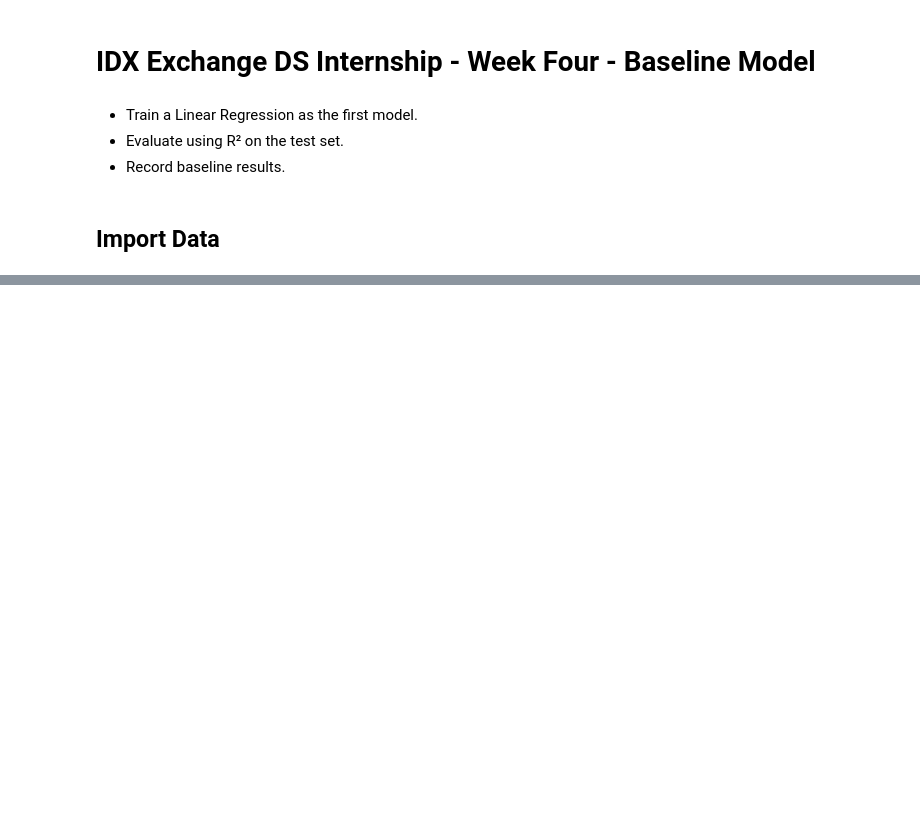
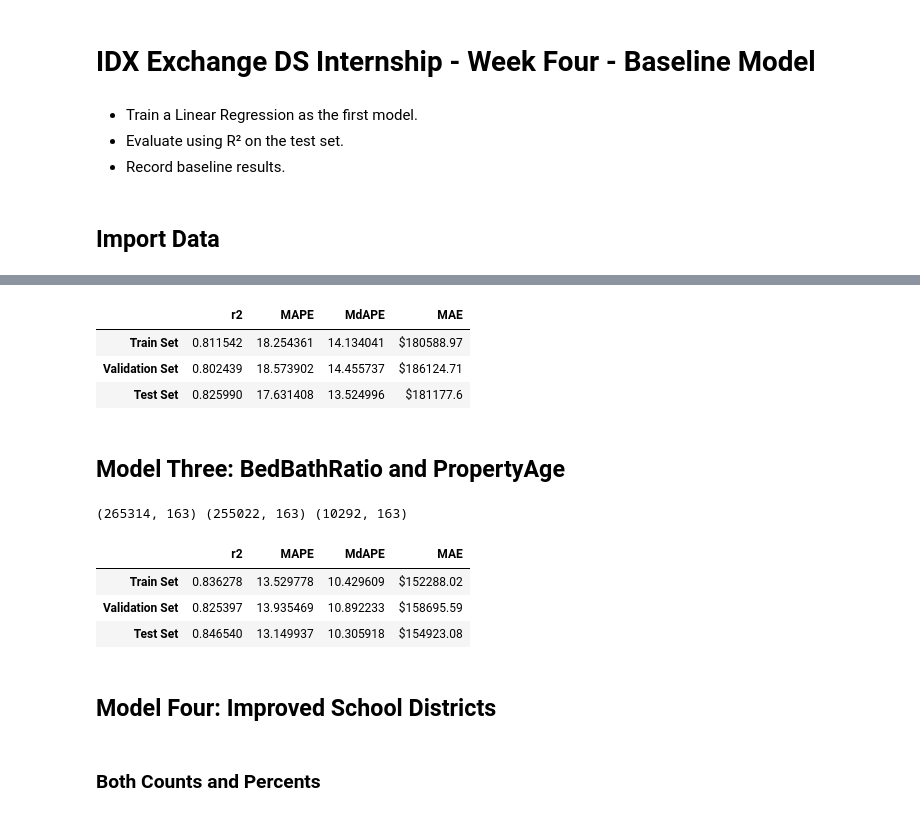
Before and after one commit to Smorgasbordy/IDX-Exchange-Data-Science, a Jupyter notebook: 03_baseline_model.ipynb, the cells around one changed output, grey strips where cells are left out. Cells and saved outputs as stored; diff of their text form; code cells hidden in the pictures; blank space fills up the shorter version.

```diff
--- a/03_baseline_model.ipynb
+++ b/03_baseline_model.ipynb
@@ -421,0 +235,5 @@ Again, there is no notable change once standardization is applied.
+# %%
+new_train_val = train_and_val.join(x_train_and_val_encoded_df, rsuffix="_no_log_enc")
+
+new_training = new_train_val[~(new_train_val["PropertyMonth"] == "2026-03-01")]
+new_validation = new_train_val[new_train_val["PropertyMonth"] == "2026-03-01"]
@@ -421,0 +270,47 @@ Again, there is no notable change once standardization is applied.
+# %%
+x_train = new_training[common_cols].drop(columns = ["PropertyMonth", "ClosePriceLog"])
+y_train = new_training["ClosePrice"]
+
+x_val = new_validation[["ViewYN", "PoolPrivateYN", "AttachedGarageYN", "FireplaceYN", "NewConstructionYN",
+            "Longitude", "Latitude",
+            "LivingAreaLog", "AssociationFeeLog", "LotSizeSquareFeetLog" ,
+            "ParkingTotal", "GarageSpaces", "BathroomsTotalInteger", "BedroomsTotal", "MainLevelBedrooms", "Stories",
+            "Bamboo", "Brick", "Carpet", "Concrete", "Laminate", "SeeRemarks", "Stone", "Tile", "Unknown", "Vinyl", "Wood",
+            "StateOrProvince_AZ", "StateOrProvince_CA",
+            "ListOfficeName_no_log_enc", "CountyOrParish_no_log_enc", "HighSchoolDistrict_no_log_enc",
+            "City_no_log_enc", "PostalCode_no_log_enc", "YearBuilt_no_log_enc"]]
+y_val = new_validation["ClosePrice"]
+
+x_test = testing.join(x_test_encoded_df, rsuffix="_no_log_enc")
+x_test = x_test[["ViewYN", "PoolPrivateYN", "AttachedGarageYN", "FireplaceYN", "NewConstructionYN",
+            "Longitude", "Latitude",
+            "LivingAreaLog", "AssociationFeeLog", "LotSizeSquareFeetLog" ,
+            "ParkingTotal", "GarageSpaces", "BathroomsTotalInteger", "BedroomsTotal", "MainLevelBedrooms", "Stories",
+            "Bamboo", "Brick", "Carpet", "Concrete", "Laminate", "SeeRemarks", "Stone", "Tile", "Unknown", "Vinyl", "Wood",
+            "StateOrProvince_AZ", "StateOrProvince_CA",
+             "ListOfficeName_no_log_enc", "CountyOrParish_no_log_enc", "HighSchoolDistrict_no_log_enc",
+            "City_no_log_enc", "PostalCode_no_log_enc", "YearBuilt_no_log_enc"]]
+y_test = testing["ClosePrice"]
+# %%
+model = LinearRegression()
+model.fit(x_train, y_train)
+
+pred_train = model.predict(x_train)
+pred_val = model.predict(x_val)
+pred_test = model.predict(x_test)
+
+r2_train, mape_train, mdape_train, mae_train = metrics_no_log(y_train, pred_train)
+r2_val, mape_val, mdape_val, mae_val = metrics_no_log(y_val, pred_val)
+r2_test, mape_test, mdape_test, mae_test = metrics_no_log(y_test, pred_test)
+# %%
+model_two = metric_df(r2_train, mape_train, mdape_train, mae_train,
+                        r2_val, mape_val, mdape_val, mae_val,
+                        r2_test, mape_test, mdape_test, mae_test)
+model_two
+# %% [output]
+|  | r2 | MAPE | MdAPE | MAE |
+| Train Set | 0.811542 | 18.254361 | 14.134041 | $180588.97 |
+| Validation Set | 0.802439 | 18.573902 | 14.455737 | $186124.71 |
+| Test Set | 0.825990 | 17.631408 | 13.524996 | $181177.6 |
+# %% [markdown]
+## Model Three: BedBathRatio and PropertyAge
@@ -421,0 +322,7 @@ Again, there is no notable change once standardization is applied.
+# %%
+training = train_and_val[~(train_and_val["PropertyMonth"] == "2026-03-01")]
+validation = train_and_val[train_and_val["PropertyMonth"] == "2026-03-01"]
+
+print(train_and_val.shape, training.shape, validation.shape)
+# %% [output]
+(265314, 163) (255022, 163) (10292, 163)
@@ -421,0 +359,14 @@ Again, there is no notable change once standardization is applied.
+# %%
+model_three = metric_df(r2_train, mape_train, mdape_train, mae_train,
+                        r2_val, mape_val, mdape_val, mae_val,
+                        r2_test, mape_test, mdape_test, mae_test)
+model_three
+# %% [output]
+|  | r2 | MAPE | MdAPE | MAE |
+| Train Set | 0.836278 | 13.529778 | 10.429609 | $152288.02 |
+| Validation Set | 0.825397 | 13.935469 | 10.892233 | $158695.59 |
+| Test Set | 0.846540 | 13.149937 | 10.305918 | $154923.08 |
+# %% [markdown]
+## Model Four: Improved School Districts
+# %% [markdown]
+### Both Counts and Percents
```
Also changed, not shown: parts of 81 cells of this notebook.
